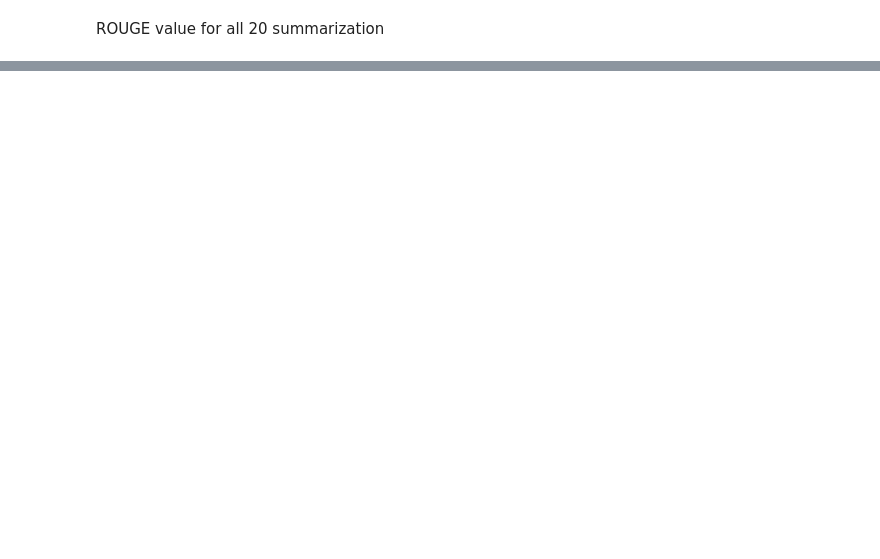
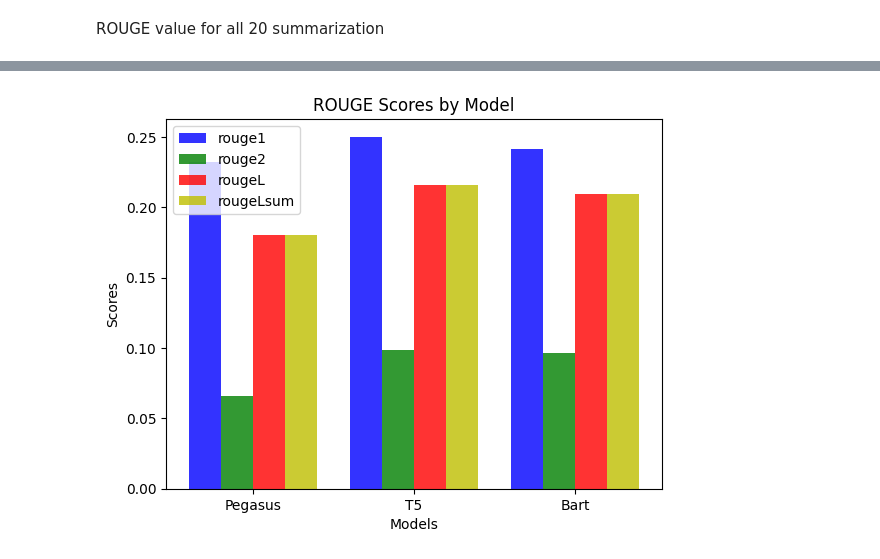
Before and after one commit to Shrishti18/Text-Summarization, a Jupyter notebook: Pegasus,T5,BART.ipynb, the cells around one changed output, grey strips where cells are left out. Saved outputs shown, nothing was run; the diff lists cells and outputs as text; code cells hidden in the pictures; blank space fills up the shorter version.

```diff
--- a/Pegasus,T5,BART.ipynb
+++ b/Pegasus,T5,BART.ipynb
@@ -346,0 +372,31 @@ rouge_scores
+# %%
+import matplotlib.pyplot as plt
+
+models = ['Pegasus', 'T5', 'Bart']
+rouge1 = [0.232123, 0.250286, 0.241525]
+rouge2 = [0.065643, 0.098951, 0.096538]
+rougeL = [0.180665, 0.216269, 0.209207]
+rougeLsum = [0.180665, 0.216269, 0.209207]
+
+# plot the data
+fig, ax = plt.subplots()
+index = range(len(models))
+bar_width = 0.2
+opacity = 0.8
+
+rects1 = ax.bar(index, rouge1, bar_width, alpha=opacity, color='b', label='rouge1')
+rects2 = ax.bar([i + bar_width for i in index], rouge2, bar_width, alpha=opacity, color='g', label='rouge2')
+rects3 = ax.bar([i + 2*bar_width for i in index], rougeL, bar_width, alpha=opacity, color='r', label='rougeL')
+rects4 = ax.bar([i + 3*bar_width for i in index], rougeLsum, bar_width, alpha=opacity, color='y', label='rougeLsum')
+
+# add labels and titles
+ax.set_xlabel('Models')
+ax.set_ylabel('Scores')
+ax.set_title('ROUGE Scores by Model')
+ax.set_xticks([i + 1.5*bar_width for i in index])
+ax.set_xticklabels(models)
+ax.legend()
+
+plt.show()
+# %% [output]
+[figure, added]
```
Also changed, not shown: parts of 24 cells of this notebook.
